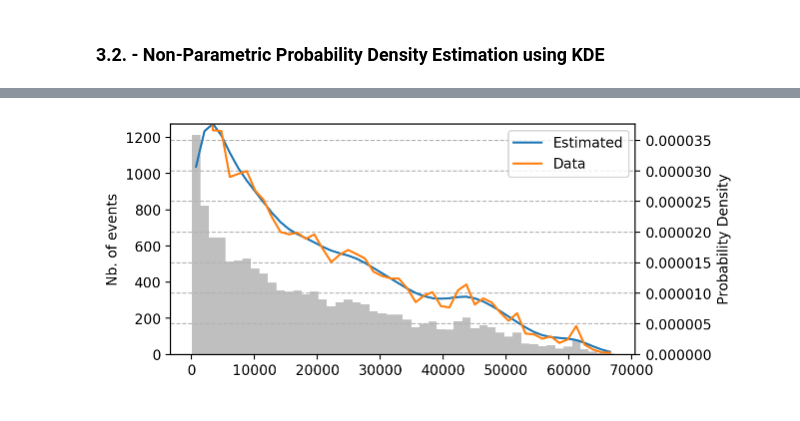
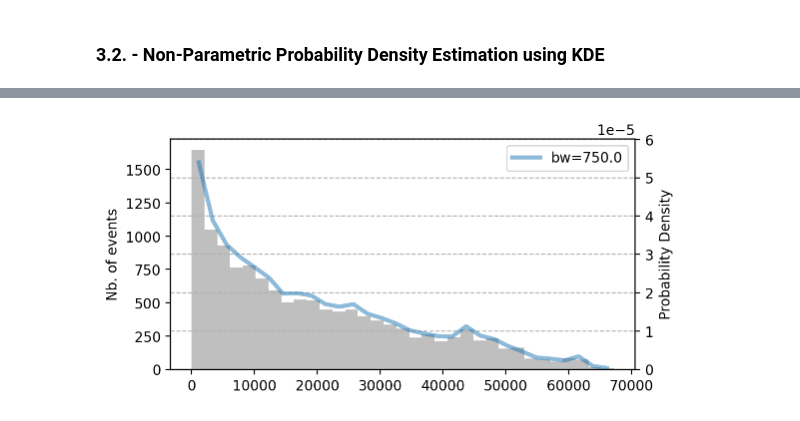
Before and after one commit to JJavierRosales/scapy, a Jupyter notebook: notebooks/Kelvins - Collision Avoidance Challenge + EDA.ipynb, the cells around one changed output, grey strips where cells are left out. Cells and saved outputs as stored; diff of their text form; code cells hidden in the pictures.

```diff
--- a/notebooks/Kelvins - Collision Avoidance Challenge + EDA.ipynb
+++ b/notebooks/Kelvins - Collision Avoidance Challenge + EDA.ipynb
@@ -367,7 +374,20 @@ The process to fit a parametric probability density estimation follows a series
  - `make_pdf`: It creates an array to represent the probability density function using a given fitted distribution and its parameters.
  - `plot_dist`: Plots the probability density function and the data distribution histogram on a single chart for a visual interpretation of the probability density estimation. It supports the reader/data analyst to check appropriate fitting; some distributions may return low SSE but does not appropriately describe de distribution.
 # %%
-import warnings
+# Define function to get the appropriate number of bins for a histogram
+def nbins(data, rule):
+
+    rules = ['sturge', 'scott', 'rice', 'freedman-diaconis']
+
+    if not rule in rules:
+        print('Rule for bin size selection non-existing. Please select one of the following: ' + rules.join(', '))
+
+    bins = {'sturge': int(np.round(1 + 3.322*np.log(len(data)))),
+            'scott': int(np.round(3.49*np.std(data)*len(data)**(-1/3))),
+            'rice': int(np.round(2*len(data)**(1/3))),
+            'freedman-diaconis':int(np.round(2*(np.quantile(data,0.75)-np.quantile(data,0.25))*len(data)**(-1/3)))}
+
+    return bins[rule]
 
 # Define function to fit statistical distribution to the data.
 def fit_distribution(stdist, data, bins):
@@ -429,7 +449,7 @@ def make_pdf(dist, params, size=10000):
     return pdf
 
 ## Define function to plot Probability Density Function with the histogram on the same chart
-def plot_dist(data, dist, bins=50):
+def plot_distribution(data, dist, bins=50):
 
     # Make Probability Density Function with distribution parameters
     pdf = make_pdf(dist['dist'], dist['params'])
@@ -442,9 +462,10 @@ def plot_dist(data, dist, bins=50):
     title = (dist['dist'].name).capitalize() + '\n' + \
                 "\quad ".join(["{} = {:0.5f}".format(k,v) \
                 for k,v in zip(param_names, dist['params'])])
+    title = title + '\n(SSE = {:1.4e})'.format(dist['sse'])
 
     # Display plot
-    plt.figure(figsize=(7,5))
+    plt.figure(figsize=(6,3))
 
     ax = pdf.plot(lw=1.5, color = "orange", label="PDF")
     data.plot(kind="hist", bins=bins, ax=ax, density=True,
@@ -629,34 +670,50 @@ plt.show()
 # %%
-bandwidths = np.array([0.25, 0.25, 0.25, 0.5, 0.5, 0.5])*10000
+# Set column name to study and remove outliers.
+variable = 'miss_distance'
+# data = pd.concat([df_lastCDM[variable], df_lastCDM[variable].apply(lambda x: x*-1)]).to_numpy().reshape(-1,1)
+data = df_lastCDM[variable].to_numpy().reshape(-1,1)
 
-for kernel, bandwidth in zip(kernels, bandwidths):
+# Get number of bins for appropriate histogram representation
+bins = nbins(data, 'sturge')
+
+# Get probability density from real data
+dens_data, bin_edges = np.histogram(data, bins=30, density=True)
+
+# Determine center of every histogram bin
+X = (bin_edges + np.roll(bin_edges, -1))[:-1] / 2.0
+
+# Define the kernel to be used:
+kernel = 'exponential'
+
+# Create figure to plot probability densities and histogram
+fig, ax_hist = plt.subplots(figsize=(6,3))
+
+# Create a secondary axis for the histogram.
+ax_dens = ax_hist.twinx()
+
+# Plot histogram and probability density from the real data.
+ax_hist.hist(data, bins=bins, alpha=0.5, color='gray')
+#ax_dens.plot(X, dens_data, label=r'Data', linestyle='--')
+
+# Check different bandwidths for the kernel density estimation
+for bandwidth in np.linspace(750,10000,1):
+
+    # Compute kernel density model
     kde = KernelDensity(kernel=kernel, bandwidth=bandwidth).fit(data)
 
     # Compute the log-likelihood of each sample under the model.
-    log_dens = kde.score_samples(X)
-    dens_estimated = np.exp(log_dens)
+    dens_estimated = np.exp(kde.score_samples(X.reshape(-1,1)))
 
-    # Compute Sum of Squared Errors (SSE) for the density estimation
-    sse = np.sum((dens_estimated - dens_data)**2)
+    # Plot estimated density using the kernel
+    ax_dens.plot(X, dens_estimated, label=r'bw={:.1f}'.format(bandwidth), linewidth=3, alpha=0.5)
 
-    print('Kernel: %s Bandwidth: %d  SSE:%.3e' % (kernel, bandwidth, sse))
 
-    # Create figure to plot probability densities and histogram
-    fig, ax_hist = plt.subplots(figsize=(6,3))
+ax_dens.set_xlabel(r'Miss distance (km)')
+ax_dens.set_ylabel(r'Probability Density')
+ax_hist.set_ylabel(r'Nb. of events')
 
-    # Create a secondary axis for the histogram.
-    ax_dens = ax_hist.twinx()
-
-    ax_hist.hist(data, bins=bins, alpha=0.5, color='gray')
-    ax_dens.plot(X[:,0], dens_estimated, label=r'Estimated')
-    ax_dens.plot(X[:,0], dens_data, label=r'Data')
-
-    ax_dens.set_xlabel(r'Miss distance (km)')
-    ax_dens.set_ylabel(r'Probability Density')
-    ax_hist.set_ylabel(r'Nb. of events')
-
-    ax_dens.set_ylim(0,dens_estimated.max())
-    plt.grid(True, linestyle='--')
-    plt.legend(loc='best')
-    plt.show()
+ax_dens.set_ylim(0,dens_data.max())
+plt.grid(True, linestyle='--')
+plt.legend(loc='best')
+plt.show()
 # %% [output]
@@ -664 +720 @@ Kernel: gaussian Bandwidth: 2500  SSE:1.604e-09
-[figure, old version]
+[figure, new version]
```
Also changed, not shown: parts of 17 cells of this notebook.
